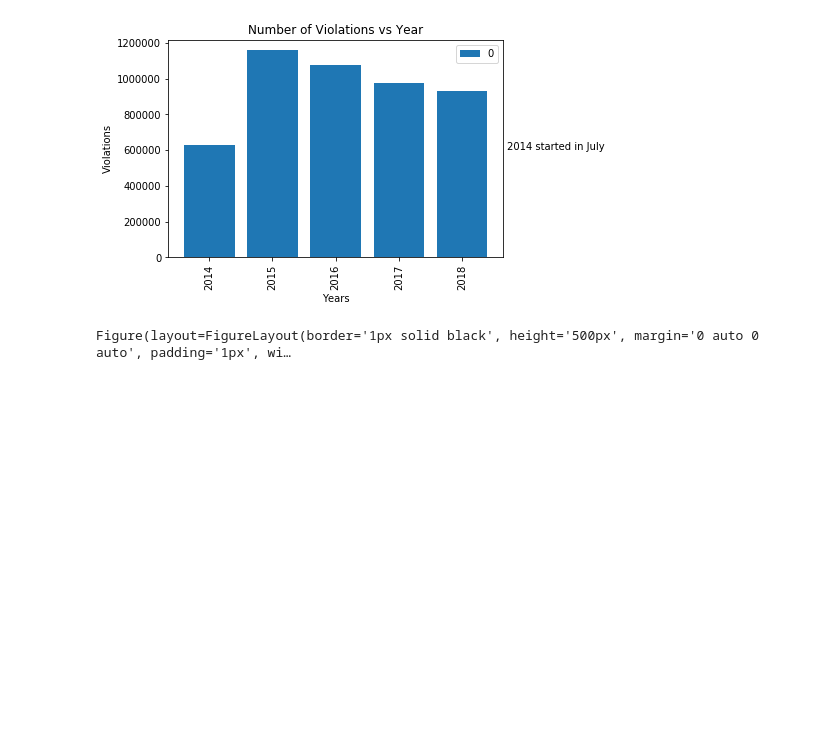
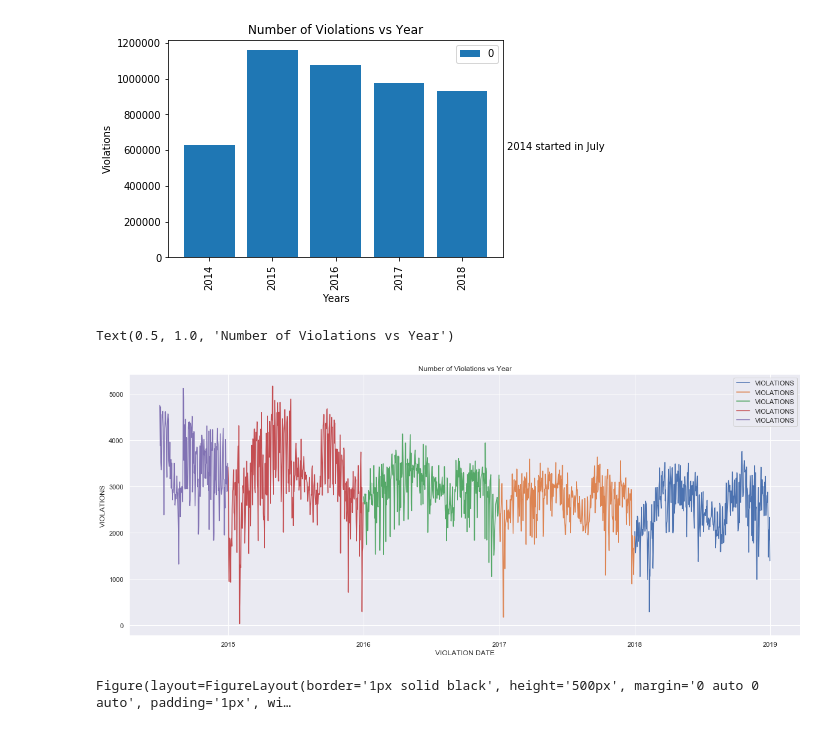
Before and after one commit to griffinpeifer/TrilogyProject1_group2, a Jupyter notebook: Project1/SpeedCamera.ipynb, the cells around one changed output. Saved outputs shown, nothing was run; the diff lists cells and outputs as text; code cells hidden in the pictures; blank space fills up the shorter version.

```diff
--- a/Project1/SpeedCamera.ipynb
+++ b/Project1/SpeedCamera.ipynb
@@ -165,21 +166,25 @@ speed_camera_14_date = speed_14.groupby(['VIOLATION DATE'])
 date_14 = speed_camera_14_date['VIOLATIONS'].sum().reset_index()
 # %%
 #line graphs by date
-
-line_18 = date_18.plot(kind = 'line', x = 'VIOLATION DATE', y = 'VIOLATIONS' )
+fig,ax = plt.subplots(figsize=(20,8))
+line_18 = date_18.plot(kind = 'line', x = 'VIOLATION DATE', y = 'VIOLATIONS' , ax = ax)
 line_18.set_ylabel('VIOLATIONS')
 
-line_17 = date_17.plot(kind = 'line', x = 'VIOLATION DATE', y = 'VIOLATIONS' )
+line_17 = date_17.plot(kind = 'line', x = 'VIOLATION DATE', y = 'VIOLATIONS' , ax = ax)
 line_17.set_ylabel('VIOLATIONS')
 
-line_16 = date_16.plot(kind = 'line', x = 'VIOLATION DATE', y = 'VIOLATIONS' )
+line_16 = date_16.plot(kind = 'line', x = 'VIOLATION DATE', y = 'VIOLATIONS' , ax = ax)
 line_16.set_ylabel('VIOLATIONS')
 
-line_15 = date_15.plot(kind = 'line', x = 'VIOLATION DATE', y = 'VIOLATIONS' )
+line_15 = date_15.plot(kind = 'line', x = 'VIOLATION DATE', y = 'VIOLATIONS' , ax = ax)
 line_15.set_ylabel('VIOLATIONS')
 
-line_14 = date_14.plot(kind = 'line', x = 'VIOLATION DATE', y = 'VIOLATIONS' )
+line_14 = date_14.plot(kind = 'line', x = 'VIOLATION DATE', y = 'VIOLATIONS' , ax = ax)
 line_14.set_ylabel('VIOLATIONS')
+plt.title('Number of Violations vs Year')
+# %% [output]
+Text(0.5, 1.0, 'Number of Violations vs Year')
+[figure, added]
 # %%
 #map info total
 total_group = speed_df.groupby(['CAMERA ID','LATITUDE','LONGITUDE'])
```
Also changed, not shown: parts of 6 cells of this notebook.
